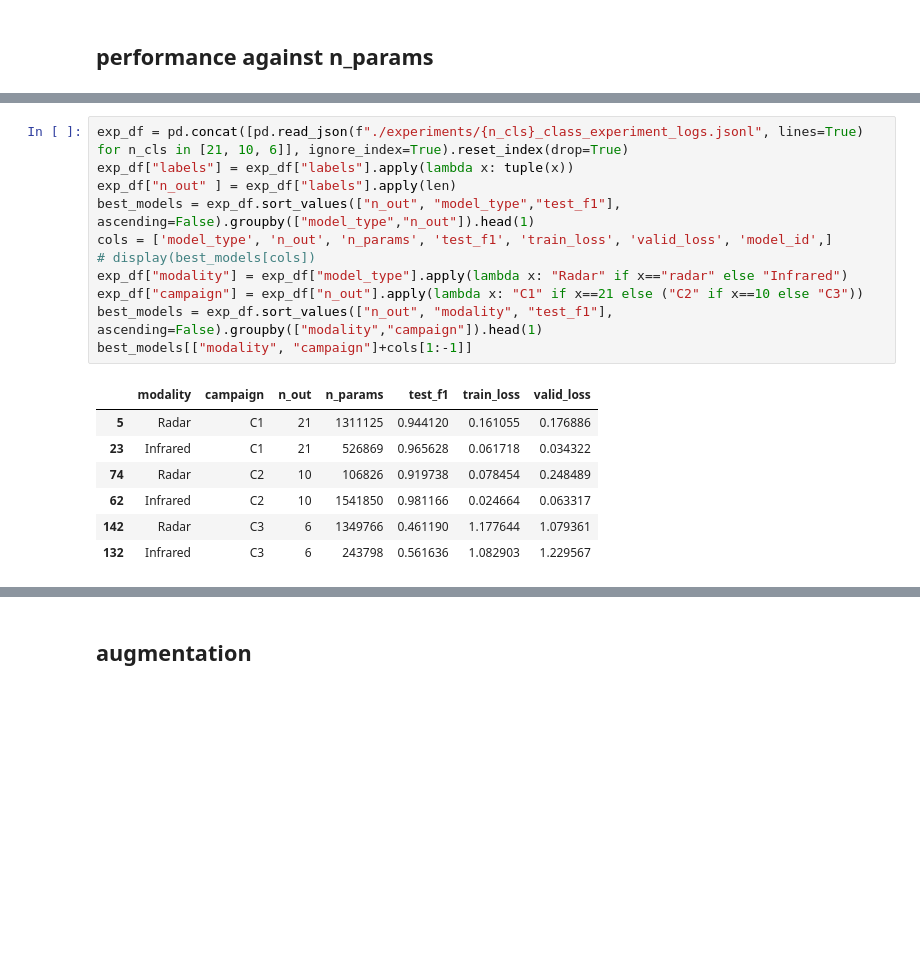
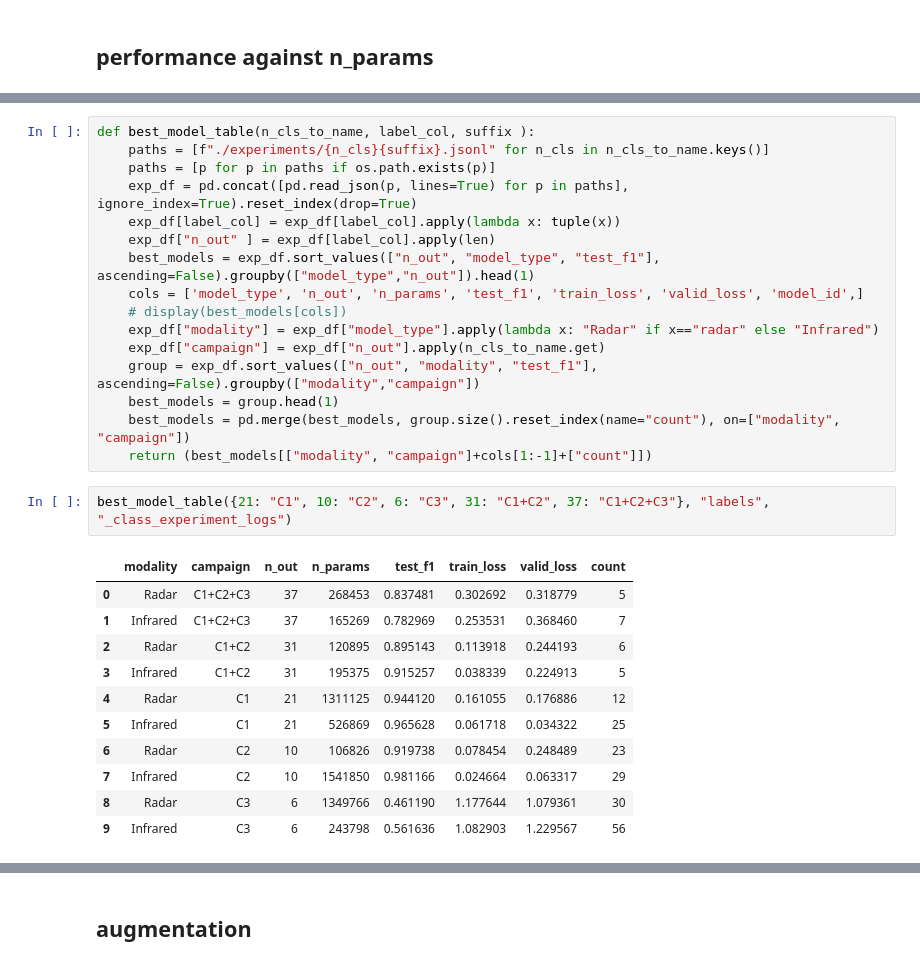
Before and after one commit to anasdev1204/CoDaS-Radar-based-Sentiment-Analysis-and-recognition, a Jupyter notebook: mudassar/result_visualization.ipynb, the cells around one changed output, grey strips where cells are left out. Drawn from its saved outputs; the diff is of its cells as text; blank space fills up the shorter version.

```diff
--- a/mudassar/result_visualization.ipynb
+++ b/mudassar/result_visualization.ipynb
@@ -103,19 +107,30 @@ plt.show()
-# %%
-exp_df = pd.concat([pd.read_json(f"./experiments/{n_cls}_class_experiment_logs.jsonl", lines=True) for n_cls in [21, 10, 6]], ignore_index=True).reset_index(drop=True)
-exp_df["labels"] = exp_df["labels"].apply(lambda x: tuple(x))
-exp_df["n_out" ] = exp_df["labels"].apply(len)
-best_models = exp_df.sort_values(["n_out", "model_type","test_f1"], ascending=False).groupby(["model_type","n_out"]).head(1)
-cols = ['model_type', 'n_out', 'n_params', 'test_f1', 'train_loss', 'valid_loss', 'model_id',]
-# display(best_models[cols])
-exp_df["modality"] = exp_df["model_type"].apply(lambda x: "Radar" if x=="radar" else "Infrared")
-exp_df["campaign"] = exp_df["n_out"].apply(lambda x: "C1" if x==21 else ("C2" if x==10 else "C3"))
-best_models = exp_df.sort_values(["n_out", "modality", "test_f1"], ascending=False).groupby(["modality","campaign"]).head(1)
-best_models[["modality", "campaign"]+cols[1:-1]]
-# %% [output]
-|  | modality | campaign | n_out | n_params | test_f1 | train_loss | valid_loss |
-| 5 | Radar | C1 | 21 | 1311125 | 0.944120 | 0.161055 | 0.176886 |
-| 23 | Infrared | C1 | 21 | 526869 | 0.965628 | 0.061718 | 0.034322 |
-| 74 | Radar | C2 | 10 | 106826 | 0.919738 | 0.078454 | 0.248489 |
-| 62 | Infrared | C2 | 10 | 1541850 | 0.981166 | 0.024664 | 0.063317 |
-| 142 | Radar | C3 | 6 | 1349766 | 0.461190 | 1.177644 | 1.079361 |
-| 132 | Infrared | C3 | 6 | 243798 | 0.561636 | 1.082903 | 1.229567 |
+# %%
+def best_model_table(n_cls_to_name, label_col, suffix ):
+    paths = [f"./experiments/{n_cls}{suffix}.jsonl" for n_cls in n_cls_to_name.keys()]
+    paths = [p for p in paths if os.path.exists(p)]
+    exp_df = pd.concat([pd.read_json(p, lines=True) for p in paths], ignore_index=True).reset_index(drop=True)
+    exp_df[label_col] = exp_df[label_col].apply(lambda x: tuple(x))
+    exp_df["n_out" ] = exp_df[label_col].apply(len)
+    best_models = exp_df.sort_values(["n_out", "model_type", "test_f1"], ascending=False).groupby(["model_type","n_out"]).head(1)
+    cols = ['model_type', 'n_out', 'n_params', 'test_f1', 'train_loss', 'valid_loss', 'model_id',]
+    # display(best_models[cols])
+    exp_df["modality"] = exp_df["model_type"].apply(lambda x: "Radar" if x=="radar" else "Infrared")
+    exp_df["campaign"] = exp_df["n_out"].apply(n_cls_to_name.get)
+    group = exp_df.sort_values(["n_out", "modality", "test_f1"], ascending=False).groupby(["modality","campaign"])
+    best_models = group.head(1)
+    best_models = pd.merge(best_models, group.size().reset_index(name="count"), on=["modality", "campaign"])
+    return (best_models[["modality", "campaign"]+cols[1:-1]+["count"]])
+# %%
+best_model_table({21: "C1", 10: "C2", 6: "C3", 31: "C1+C2", 37: "C1+C2+C3"}, "labels", "_class_experiment_logs")
+# %% [output]
+|  | modality | campaign | n_out | n_params | test_f1 | train_loss | valid_loss | count |
+| 0 | Radar | C1+C2+C3 | 37 | 268453 | 0.837481 | 0.302692 | 0.318779 | 5 |
+| 1 | Infrared | C1+C2+C3 | 37 | 165269 | 0.782969 | 0.253531 | 0.368460 | 7 |
+| 2 | Radar | C1+C2 | 31 | 120895 | 0.895143 | 0.113918 | 0.244193 | 6 |
+| 3 | Infrared | C1+C2 | 31 | 195375 | 0.915257 | 0.038339 | 0.224913 | 5 |
+| 4 | Radar | C1 | 21 | 1311125 | 0.944120 | 0.161055 | 0.176886 | 12 |
+| 5 | Infrared | C1 | 21 | 526869 | 0.965628 | 0.061718 | 0.034322 | 25 |
+| 6 | Radar | C2 | 10 | 106826 | 0.919738 | 0.078454 | 0.248489 | 23 |
+| 7 | Infrared | C2 | 10 | 1541850 | 0.981166 | 0.024664 | 0.063317 | 29 |
+| 8 | Radar | C3 | 6 | 1349766 | 0.461190 | 1.177644 | 1.079361 | 30 |
+| 9 | Infrared | C3 | 6 | 243798 | 0.561636 | 1.082903 | 1.229567 | 56 |
```
Also changed, not shown: parts of 10 cells of this notebook, 11 other files.
